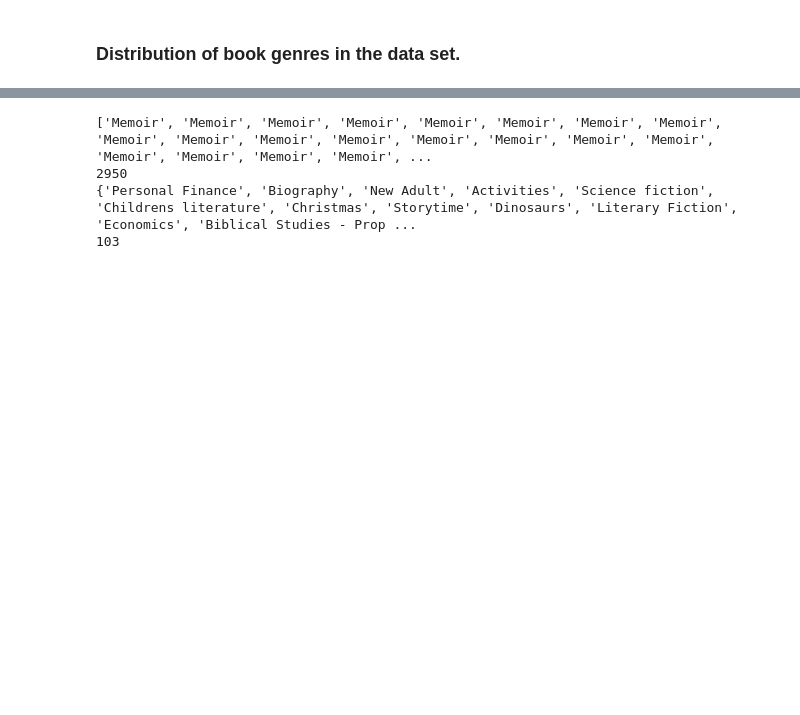
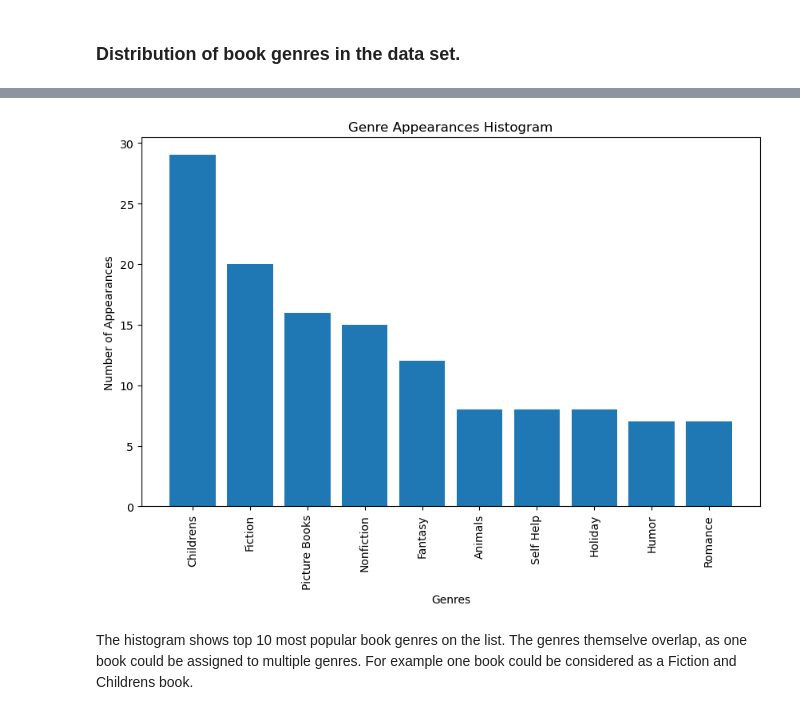
Before and after one commit to SOPP-EC/Top-100-Bestselling-Book-Reviews, a Jupyter notebook: top-100-bestselling-book-reviews.ipynb, the cells around one changed output, grey strips where cells are left out. Cells and saved outputs as stored; diff of their text form; code cells hidden in the pictures; blank space fills up the shorter version.

Commit message:
feat: histogram with genres distribution

```diff
--- a/top-100-bestselling-book-reviews.ipynb
+++ b/top-100-bestselling-book-reviews.ipynb
@@ -198,13 +193,45 @@ for sublist in splitted_genres:
     for item in sublist:
         flat_list.append(item)
 
-print(flat_list)
-print(len(flat_list))
-myset = set(flat_list)
-print(myset)
-print(len(myset))
+set_of_genres = set(flat_list)
-# %% [output]
-['Memoir', 'Memoir', 'Memoir', 'Memoir', 'Memoir', 'Memoir', 'Memoir', 'Memoir', 'Memoir', 'Memoir', 'Memoir', 'Memoir', 'Memoir', 'Memoir', 'Memoir', 'Memoir', 'Memoir', 'Memoir', 'Memoir', 'Memoir', ...
-2950
-{'Personal Finance', 'Biography', 'New Adult', 'Activities', 'Science fiction', 'Childrens literature', 'Christmas', 'Storytime', 'Dinosaurs', 'Literary Fiction', 'Economics', 'Biblical Studies - Prop ...
-103
+# %%
+
+list_of_genres = list(set_of_genres)
+list_of_genres.sort()
+
+genre_df = pd.DataFrame(list_of_genres, columns=['Unique Genres List'])
+# %%
+top100_reviews = top100_reviews.drop_duplicates(subset='book name')
+
+genres_based_on_titles = top100_reviews['genre']
+genres_based_on_titles = list(genres_based_on_titles)
+
+splitted_genres_by_titles = []
+for x in genres_based_on_titles:
+    splitted_genres_by_titles.append(x.split(', ')[:])
+# %%
+flat_list_by_title = []
+for sublist in splitted_genres_by_titles:
+    for item in sublist:
+        flat_list_by_title.append(item)
+# %%
+from collections import Counter
+
+count_help = Counter(flat_list_by_title)
+list_of_appearances = [count_help.get(v) for v in list_of_genres]
+# %%
+genre_df['appearances'] = list_of_appearances
+genre_df = genre_df.sort_values(by='appearances', ascending=False)
+top10_genres = genre_df.head(10)
+
+plt.figure(figsize=(10,6))
+plt.bar(top10_genres['Unique Genres List'], top10_genres['appearances'])
+plt.xlabel('Genres')
+plt.ylabel('Number of Appearances')
+plt.title('Genre Appearances Histogram')
+plt.xticks(rotation=90)
+plt.show()
+# %% [output]
+[figure, added]
+# %% [markdown]
+The histogram shows top 10 most popular book genres on the list. The genres themselve overlap, as one book could be assigned to multiple genres. For example one book could be considered as a Fiction and Childrens book.
```
Also changed, not shown: parts of 3 cells of this notebook.
